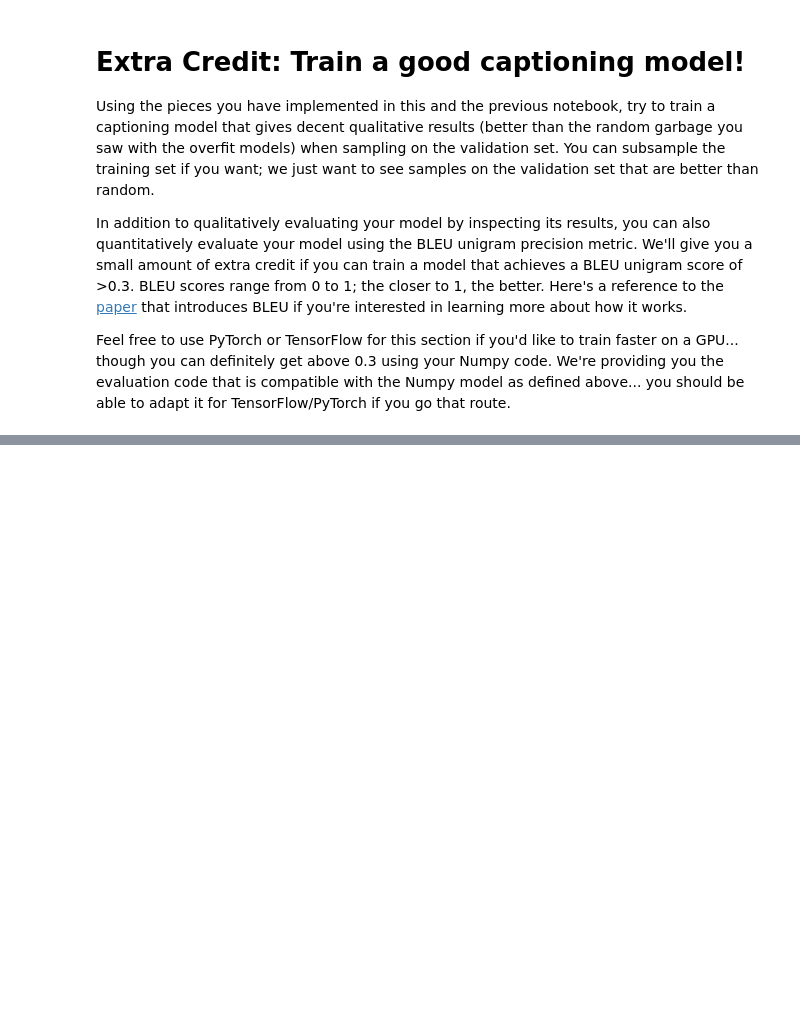
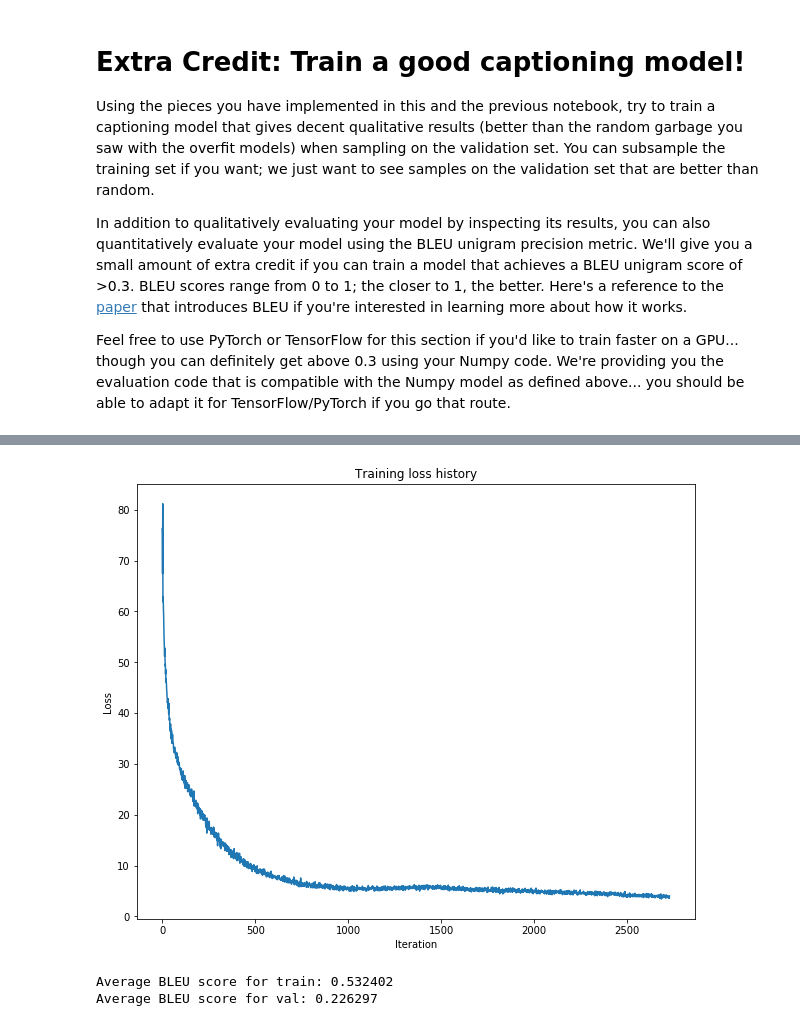
Before and after one commit to MartSlaaf/cs321n, a Jupyter notebook: assignment3/LSTM_Captioning.ipynb, the cells around one changed output, grey strips where cells are left out. Drawn from its saved outputs; the diff is of its cells as text; code cells hidden in the pictures; blank space fills up the shorter version.

Commit message:
[+] Trying to train large-lstm in numpy, Visualization started

```diff
--- a/assignment3/LSTM_Captioning.ipynb
+++ b/assignment3/LSTM_Captioning.ipynb
@@ -393,3 +396,35 @@ def evaluate_model(model):
 
     for split in BLEUscores:
         print('Average BLEU score for %s: %f' % (split, BLEUscores[split]))
+# %%
+small_data = load_coco_data(max_train=10000)
+
+small_lstm_model = CaptioningRNN(
+          cell_type='lstm',
+          word_to_idx=data['word_to_idx'],
+          input_dim=data['train_features'].shape[1],
+          hidden_dim=1024,
+          wordvec_dim=256,
+          dtype=np.float32,
+        )
+
+small_lstm_solver = CaptioningSolver(small_lstm_model, small_data,
+           update_rule='adam',
+           num_epochs=70,
+           batch_size=256,
+           optim_config={
+             'learning_rate': 5e-3,
+           },
+           lr_decay=0.995,
+           verbose=True, print_every=10,
+         )
+
+small_lstm_solver.train()
+
+# Plot the training losses
+plt.plot(small_lstm_solver.loss_history)
+plt.xlabel('Iteration')
+plt.ylabel('Loss')
+plt.title('Training loss history')
+plt.show()
+# %% [output]
@@ -395,0 +451,6 @@ def evaluate_model(model):
+[figure, added]
+# %%
+evaluate_model(small_lstm_model)
+# %% [output]
+Average BLEU score for train: 0.532402
+Average BLEU score for val: 0.226297
```
Also changed, not shown: parts of 4 cells of this notebook.
